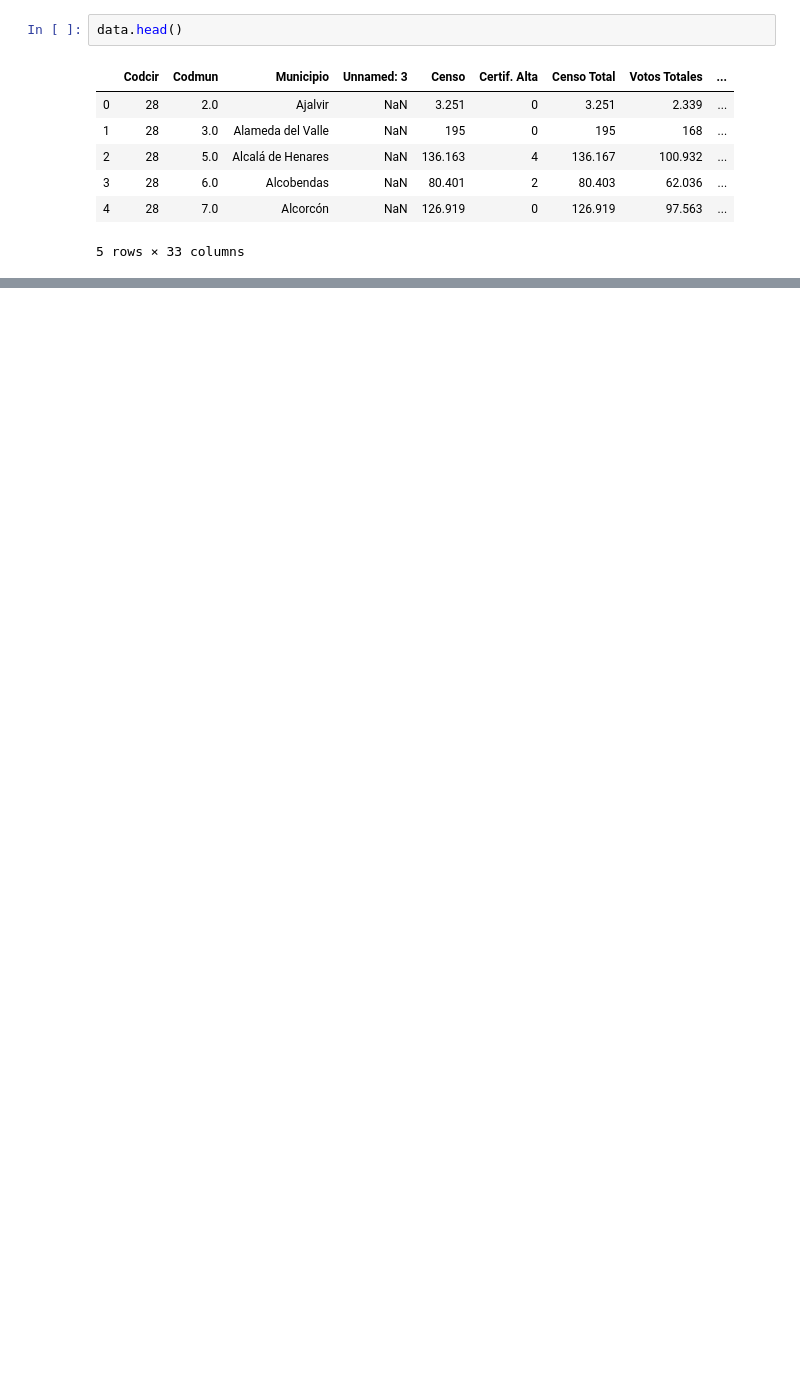
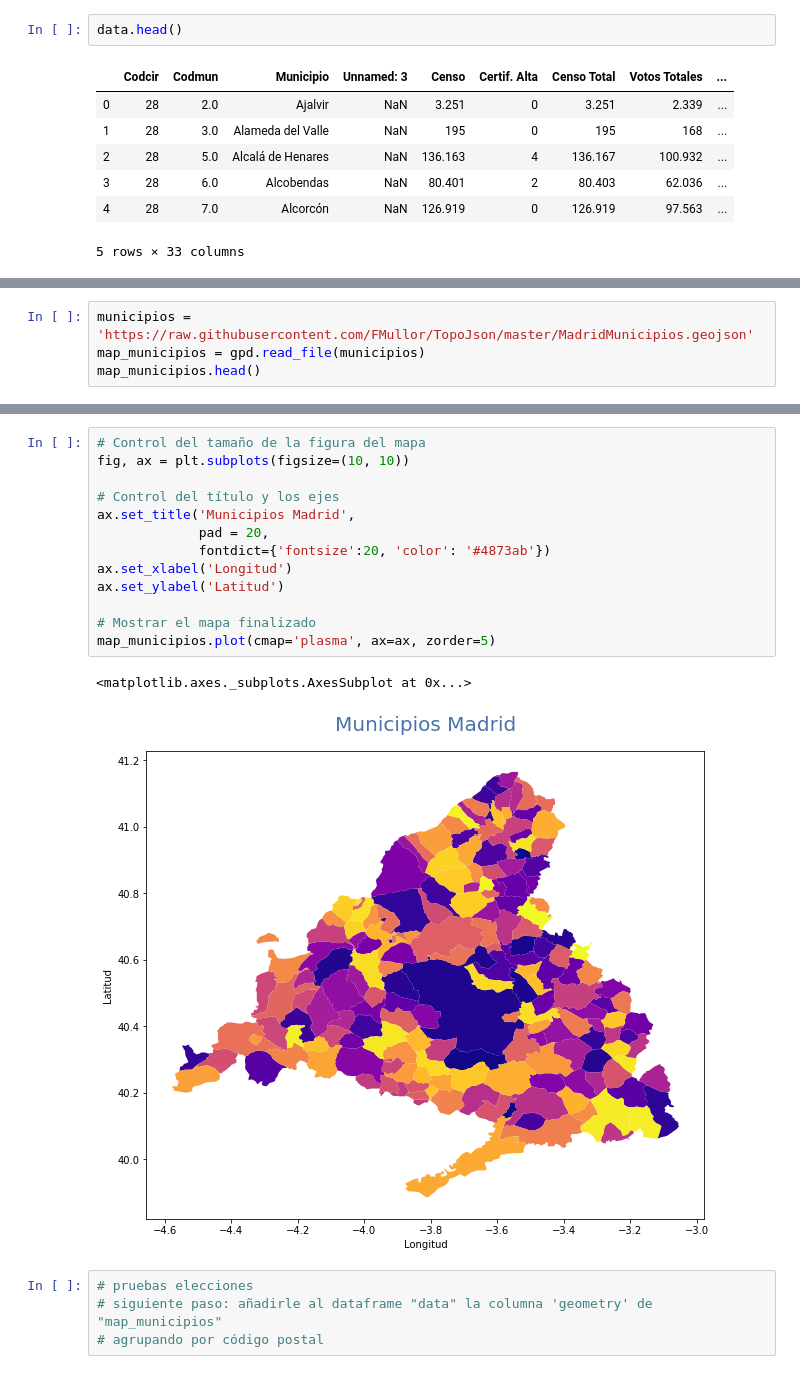
Before and after one commit to BernardoJoseLlamasVerna/Madrid_Elections_2021, a Jupyter notebook: MadridElections.ipynb, the cells around one changed output, grey strips where cells are left out. Saved outputs shown, nothing was run; the diff lists cells and outputs as text; blank space fills up the shorter version.

Commit message:
se visualiza el mapa de madrid

```diff
--- a/MadridElections.ipynb
+++ b/MadridElections.ipynb
@@ -23,0 +27,4 @@ data.head()
+# %%
+municipios = 'https://raw.githubusercontent.com/FMullor/TopoJson/master/MadridMunicipios.geojson'
+map_municipios = gpd.read_file(municipios)
+map_municipios.head()
@@ -23,0 +79,20 @@ data.head()
+# %%
+# Control del tamaño de la figura del mapa
+fig, ax = plt.subplots(figsize=(10, 10))
+
+# Control del título y los ejes
+ax.set_title('Municipios Madrid',
+             pad = 20,
+             fontdict={'fontsize':20, 'color': '#4873ab'})
+ax.set_xlabel('Longitud')
+ax.set_ylabel('Latitud')
+
+# Mostrar el mapa finalizado
+map_municipios.plot(cmap='plasma', ax=ax, zorder=5)
+# %% [output]
+<matplotlib.axes._subplots.AxesSubplot at 0x...>
+[figure, added]
+# %%
+# pruebas elecciones
+# siguiente paso: añadirle al dataframe "data" la columna 'geometry' de "map_municipios"
+# agrupando por código postal
```
Also changed, not shown: parts of 5 cells of this notebook, 1 other file.
